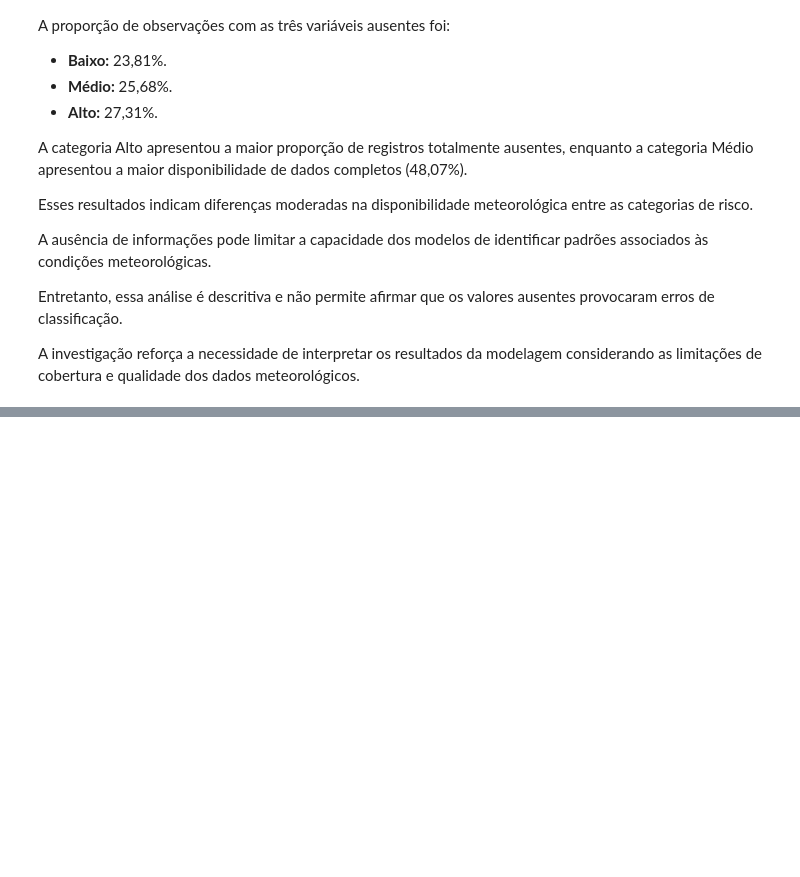
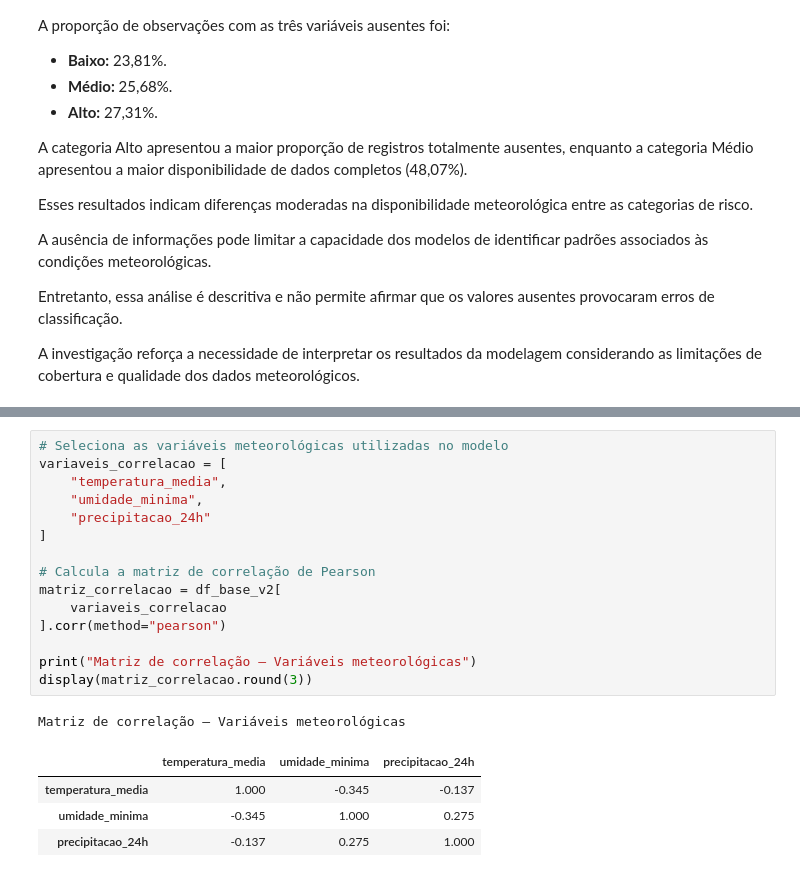
Before and after one commit to AndreLuco-48/sprint18-risco-fogo-brasil, a Jupyter notebook: notebooks/Sprint18_Etapa1_Entrega.ipynb, the cells around one changed output, grey strips where cells are left out. Saved outputs shown, nothing was run; the diff lists cells and outputs as text; blank space fills up the shorter version.

```diff
--- a/notebooks/Sprint18_Etapa1_Entrega.ipynb
+++ b/notebooks/Sprint18_Etapa1_Entrega.ipynb
@@ -7120,0 +7240,21 @@ dos dados meteorológicos.
+# %%
+# Seleciona as variáveis meteorológicas utilizadas no modelo
+variaveis_correlacao = [
+    "temperatura_media",
+    "umidade_minima",
+    "precipitacao_24h"
+]
+
+# Calcula a matriz de correlação de Pearson
+matriz_correlacao = df_base_v2[
+    variaveis_correlacao
+].corr(method="pearson")
+
+print("Matriz de correlação — Variáveis meteorológicas")
+display(matriz_correlacao.round(3))
+# %% [output]
+Matriz de correlação — Variáveis meteorológicas
+|  | temperatura_media | umidade_minima | precipitacao_24h |
+| temperatura_media | 1.000 | -0.345 | -0.137 |
+| umidade_minima | -0.345 | 1.000 | 0.275 |
+| precipitacao_24h | -0.137 | 0.275 | 1.000 |
```
Also changed, not shown: parts of 23 cells of this notebook, 2 other files.
